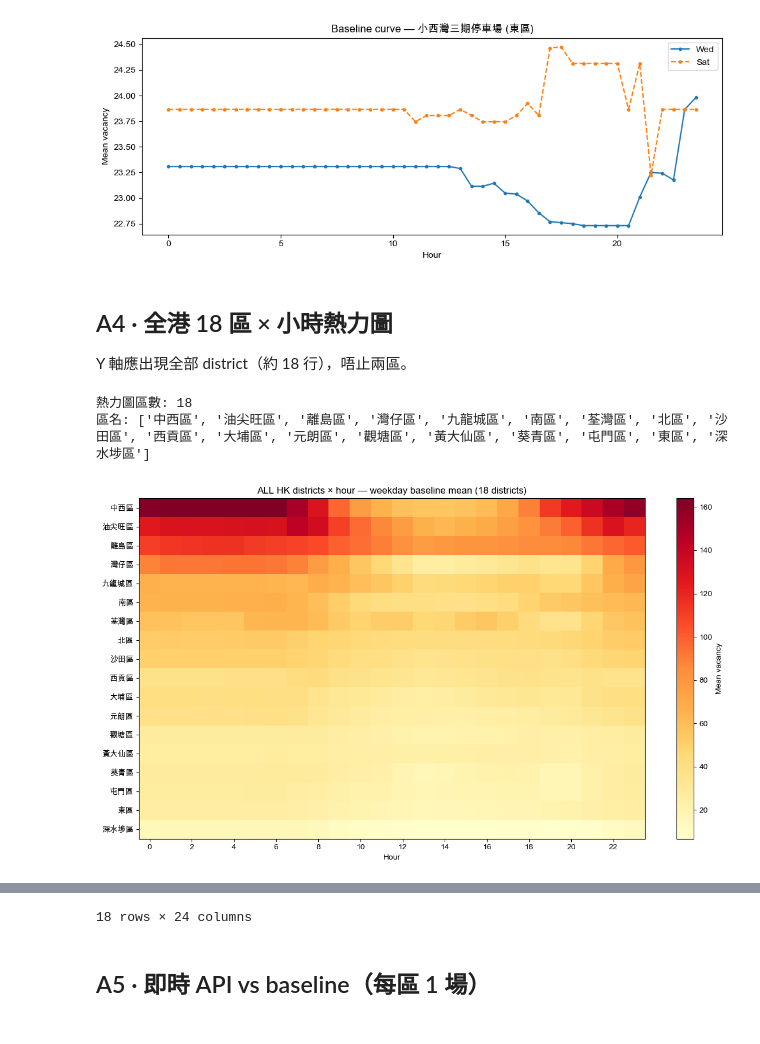
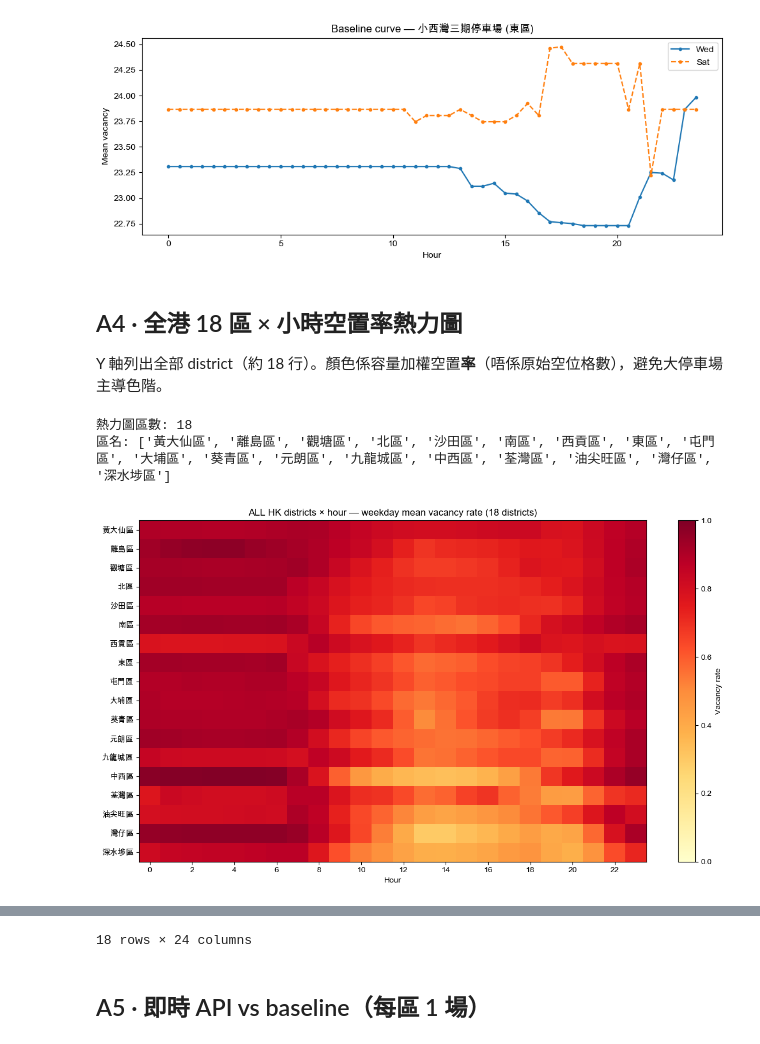
Before and after one commit to keithlky1992/hk-parking-vacancy-prediction, a Jupyter notebook: explore_api_zh.ipynb, the cells around one changed output, grey strips where cells are left out. Drawn from its saved outputs; the diff is of its cells as text; code cells hidden in the pictures.

```diff
--- a/explore_api_zh.ipynb
+++ b/explore_api_zh.ipynb
@@ -179,44 +179,60 @@ plt.show()
 # %% [output]
 [figure]
 # %% [markdown]
-## A4 · 全港 18 區 × 小時熱力圖
+## A4 · 全港 18 區 × 小時空置率熱力圖
 
-Y 軸應出現全部 district（約 18 行），唔止兩區。
+Y 軸列出全部 district（約 18 行）。顏色係容量加權空置**率**（唔係原始空位格數），避免大停車場主導色階。
 # %%
+# 容量 proxy：觀察到嘅最大空位（否則用 baseline mean 最大值）。
+# 官方 API `space` 覆蓋率好低（約 5%），唔可以單靠佢。
+if not vacancy.empty:
+    cap = vacancy.groupby("park_id")["vacancy"].max()
+else:
+    cap = pd.Series(dtype=float)
+base_cap = baselines.groupby("park_id")["mean"].max()
+capacity = (
+    carparks[["park_id", "district"]]
+    .assign(
+        capacity=lambda d: d["park_id"].map(cap).fillna(d["park_id"].map(base_cap))
+    )
+    .dropna(subset=["district", "capacity"])
+)
+capacity = capacity[capacity["capacity"] > 0]
+
 heat = (
-    slot_dow.merge(carparks[["park_id", "district"]], on="park_id", how="left")
-    .dropna(subset=["district"])
+    slot_dow.merge(capacity, on="park_id", how="inner")
     .assign(hour=lambda d: (d["half_hour"] // 2).astype(int))
 )
 heat_wd = heat[heat["dow"] < 5]  # 平日
 
-pivot = (
-    heat_wd.groupby(["district", "hour"])["mean"]
-    .mean()
-    .unstack("hour")
+# 區 × 小時：容量加權空置率
+agg = heat_wd.groupby(["district", "hour"]).agg(
+    vac=("mean", "sum"), cap=("capacity", "sum")
 )
+agg["rate"] = (agg["vac"] / agg["cap"]).clip(0, 1)
+pivot = agg["rate"].unstack("hour")
 pivot = pivot.loc[pivot.mean(axis=1).sort_values(ascending=False).index]
 
 assert pivot.shape[0] >= 10, f"區數異常少：{pivot.shape[0]} — 檢查 baseline／carparks join"
 print("熱力圖區數:", pivot.shape[0])
 print("區名:", list(pivot.index))
 
 fig, ax = plt.subplots(figsize=(12, max(5.0, 0.38 * len(pivot))))
-im = ax.imshow(pivot.values, aspect="auto", cmap="YlOrRd")
+im = ax.imshow(pivot.values, aspect="auto", cmap="YlOrRd", vmin=0, vmax=1)
 ax.set_yticks(range(len(pivot)))
 ax.set_yticklabels(pivot.index)
 ax.set_xticks(range(0, 24, 2))
 ax.set_xticklabels(range(0, 24, 2))
 ax.set_xlabel("Hour")
-ax.set_title(f"ALL HK districts × hour — weekday baseline mean ({len(pivot)} districts)")
-plt.colorbar(im, ax=ax, label="Mean vacancy")
+ax.set_title(f"ALL HK districts × hour — weekday mean vacancy rate ({len(pivot)} districts)")
+plt.colorbar(im, ax=ax, label="Vacancy rate")
 plt.tight_layout()
 plt.show()
 
 pivot
 # %% [output]
 熱力圖區數: 18
-區名: ['中西區', '油尖旺區', '離島區', '灣仔區', '九龍城區', '南區', '荃灣區', '北區', '沙田區', '西貢區', '大埔區', '元朗區', '觀塘區', '黃大仙區', '葵青區', '屯門區', '東區', '深水埗區']
+區名: ['黃大仙區', '離島區', '觀塘區', '北區', '沙田區', '南區', '西貢區', '東區', '屯門區', '大埔區', '葵青區', '元朗區', '九龍城區', '中西區', '荃灣區', '油尖旺區', '灣仔區', '深水埗區']
-[figure, old version]
+[figure, new version]
 | hour | 0 | 1 | 2 | 3 | 4 | 5 | 6 | 7 | 8 | 9 | ... | ... |
 | district |  |  |  |  |  |  |  |  |  |  |  | ... |
```
Also changed, not shown: parts of 6 cells of this notebook, 6 other files.
